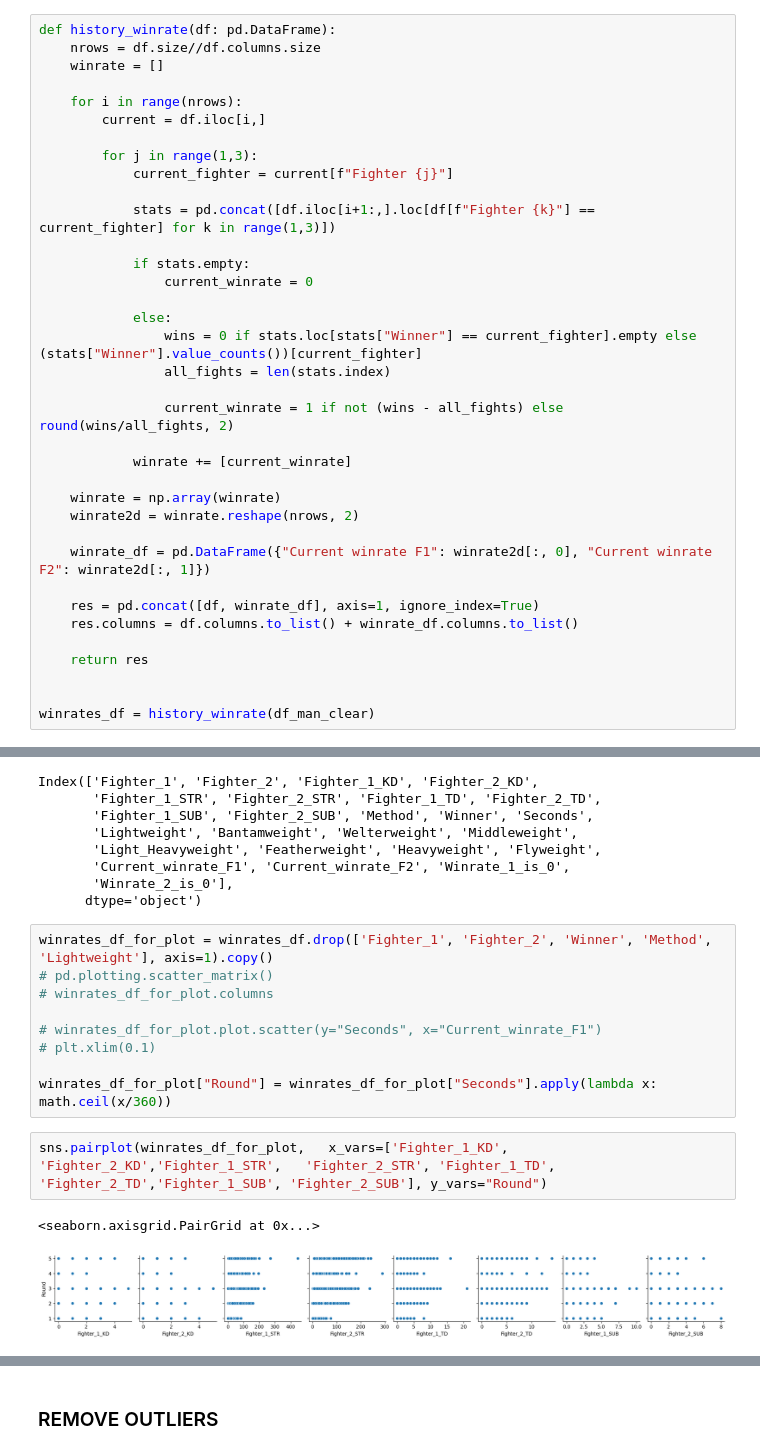
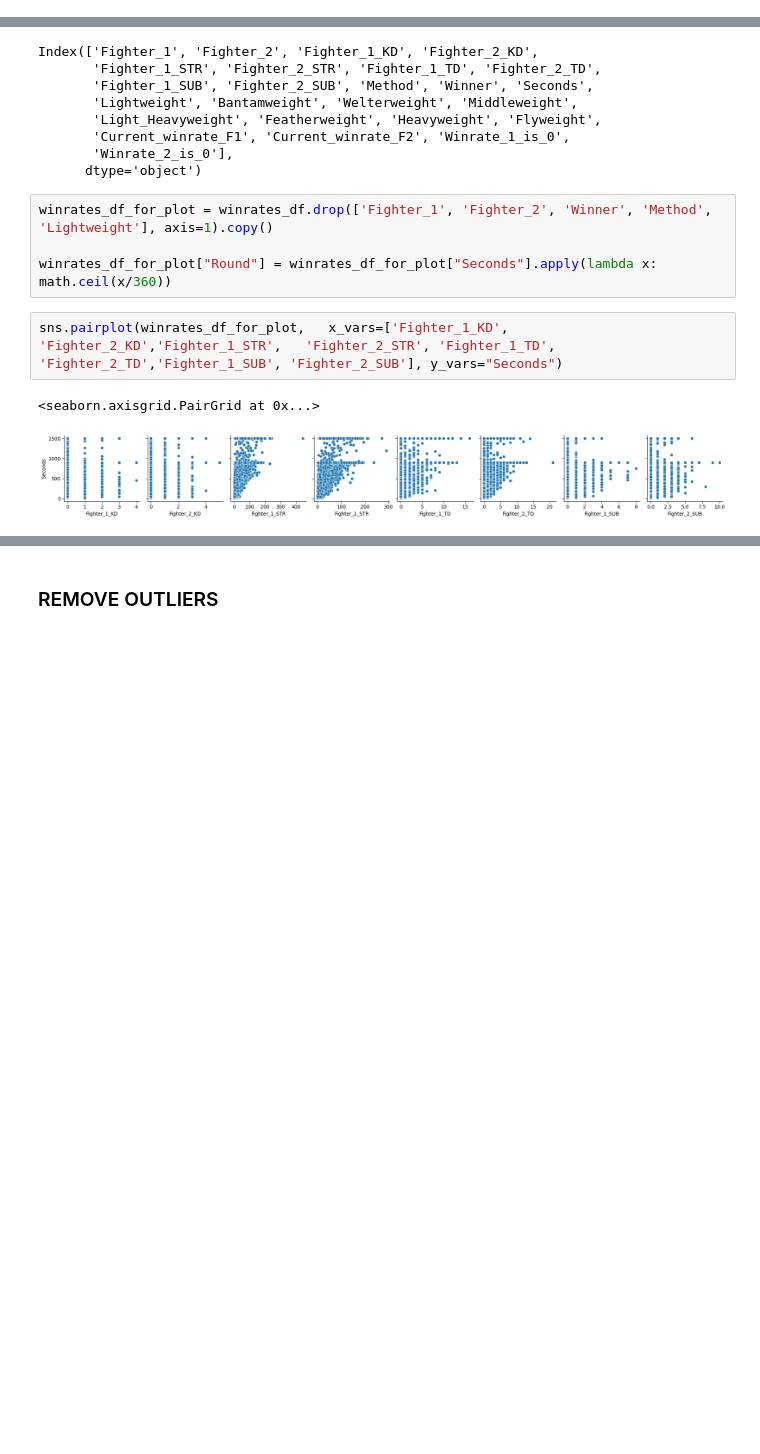
Before and after one commit to Vitaliypn/UFC_Econometrics_Research, a Jupyter notebook: project.ipynb, the cells around one changed output, grey strips where cells are left out. Cells and saved outputs as stored; diff of their text form; blank space fills up the shorter version.

```diff
--- a/project.ipynb
+++ b/project.ipynb
@@ -412,36 +340,0 @@ df_man_clear
-# %%
-def history_winrate(df: pd.DataFrame):
-    nrows = df.size//df.columns.size
-    winrate = []
-
-    for i in range(nrows):
-        current = df.iloc[i,]
-
-        for j in range(1,3):
-            current_fighter = current[f"Fighter {j}"]
-
-            stats = pd.concat([df.iloc[i+1:,].loc[df[f"Fighter {k}"] == current_fighter] for k in range(1,3)])
-
-            if stats.empty:
-                current_winrate = 0
-
-            else:
-                wins = 0 if stats.loc[stats["Winner"] == current_fighter].empty else (stats["Winner"].value_counts())[current_fighter]
-                all_fights = len(stats.index)
-
-                current_winrate = 1 if not (wins - all_fights) else round(wins/all_fights, 2)
-
-            winrate += [current_winrate]
-
-    winrate = np.array(winrate)
-    winrate2d = winrate.reshape(nrows, 2)
-
-    winrate_df = pd.DataFrame({"Current winrate F1": winrate2d[:, 0], "Current winrate F2": winrate2d[:, 1]})
-
-    res = pd.concat([df, winrate_df], axis=1, ignore_index=True)
-    res.columns = df.columns.to_list() + winrate_df.columns.to_list()
-
-    return res
-
-
-winrates_df = history_winrate(df_man_clear)
@@ -836,18 +698,13 @@ Index(['Fighter_1', 'Fighter_2', 'Fighter_1_KD', 'Fighter_2_KD',
       dtype='object')
 # %%
 winrates_df_for_plot = winrates_df.drop(['Fighter_1', 'Fighter_2', 'Winner', 'Method', 'Lightweight'], axis=1).copy()
-# pd.plotting.scatter_matrix()
-# winrates_df_for_plot.columns
-
-# winrates_df_for_plot.plot.scatter(y="Seconds", x="Current_winrate_F1")
-# plt.xlim(0.1)
 
 winrates_df_for_plot["Round"] = winrates_df_for_plot["Seconds"].apply(lambda x: math.ceil(x/360))
 # %%
-sns.pairplot(winrates_df_for_plot,   x_vars=['Fighter_1_KD', 'Fighter_2_KD','Fighter_1_STR',   'Fighter_2_STR', 'Fighter_1_TD', 'Fighter_2_TD','Fighter_1_SUB', 'Fighter_2_SUB'], y_vars="Round")
+sns.pairplot(winrates_df_for_plot,   x_vars=['Fighter_1_KD', 'Fighter_2_KD','Fighter_1_STR',   'Fighter_2_STR', 'Fighter_1_TD', 'Fighter_2_TD','Fighter_1_SUB', 'Fighter_2_SUB'], y_vars="Seconds")
 # %% [output]
 <seaborn.axisgrid.PairGrid at 0x...>
-[figure, old version]
+[figure, new version]
 # %%
 winrates_df_for_plot.plot.scatter(y="Round", x="Fighter_2_STR")
 plt.yticks([1,2,3,4,5])
```
Also changed, not shown: parts of 56 cells of this notebook, 1 other file.
